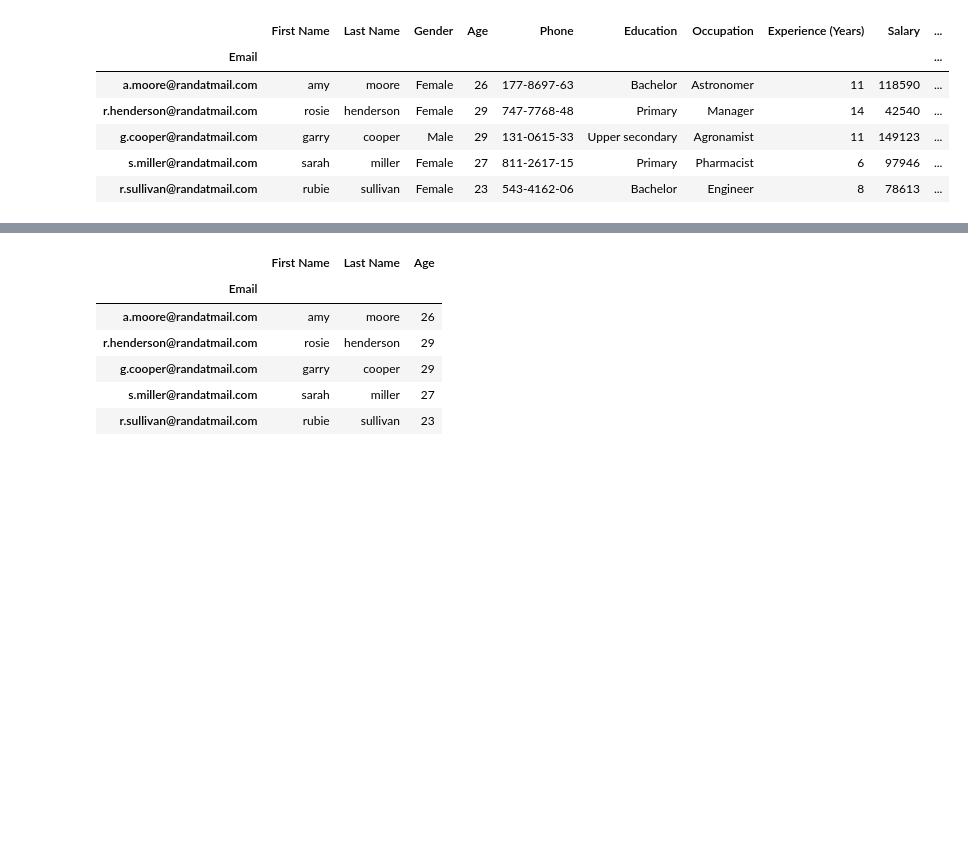
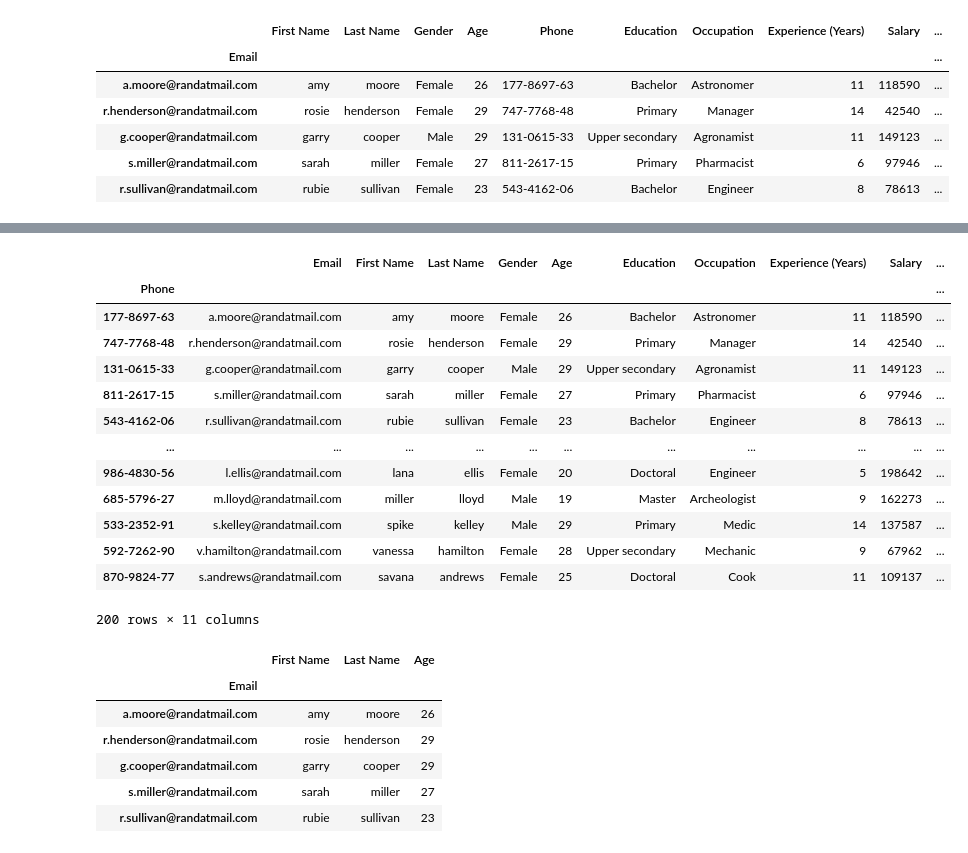
Before and after one commit to gregbott/Python_For_Business_Students, a Jupyter notebook: Pandas2.ipynb, the cells around one changed output, grey strips where cells are left out. Drawn from its saved outputs; the diff is of its cells as text; code cells hidden in the pictures; blank space fills up the shorter version.

```diff
--- a/Pandas2.ipynb
+++ b/Pandas2.ipynb
@@ -246,3 +246,5 @@ df_people.head()
 | g.cooper@randatmail.com | garry | cooper | Male | 29 | 131-0615-33 | Upper secondary | Agronamist | 11 | 149123 | ... |
 | s.miller@randatmail.com | sarah | miller | Female | 27 | 811-2617-15 | Primary | Pharmacist | 6 | 97946 | ... |
 | r.sullivan@randatmail.com | rubie | sullivan | Female | 23 | 543-4162-06 | Bachelor | Engineer | 8 | 78613 | ... |
+# %%
+df_people.reset_index(inplace=True)
@@ -249,3 +267,22 @@ df_people.head()
+# %%
+df_people.set_index('Phone', inplace=True)
+# %%
+df_people
+# %% [output]
+|  | Email | First Name | Last Name | Gender | Age | Education | Occupation | Experience (Years) | Salary | ... |
+| Phone |  |  |  |  |  |  |  |  |  | ... |
+| 177-8697-63 | a.moore@randatmail.com | amy | moore | Female | 26 | Bachelor | Astronomer | 11 | 118590 | ... |
+| 747-7768-48 | r.henderson@randatmail.com | rosie | henderson | Female | 29 | Primary | Manager | 14 | 42540 | ... |
+| 131-0615-33 | g.cooper@randatmail.com | garry | cooper | Male | 29 | Upper secondary | Agronamist | 11 | 149123 | ... |
+| 811-2617-15 | s.miller@randatmail.com | sarah | miller | Female | 27 | Primary | Pharmacist | 6 | 97946 | ... |
+| 543-4162-06 | r.sullivan@randatmail.com | rubie | sullivan | Female | 23 | Bachelor | Engineer | 8 | 78613 | ... |
+| ... | ... | ... | ... | ... | ... | ... | ... | ... | ... | ... |
+| 986-4830-56 | l.ellis@randatmail.com | lana | ellis | Female | 20 | Doctoral | Engineer | 5 | 198642 | ... |
+| 685-5796-27 | m.lloyd@randatmail.com | miller | lloyd | Male | 19 | Master | Archeologist | 9 | 162273 | ... |
+| 533-2352-91 | s.kelley@randatmail.com | spike | kelley | Male | 29 | Primary | Medic | 14 | 137587 | ... |
+| 592-7262-90 | v.hamilton@randatmail.com | vanessa | hamilton | Female | 28 | Upper secondary | Mechanic | 9 | 67962 | ... |
+| 870-9824-77 | s.andrews@randatmail.com | savana | andrews | Female | 25 | Doctoral | Cook | 11 | 109137 | ... |
+200 rows × 11 columns
 # %%
 df_people.iloc[:5,[0,1,3]]
 # %% [output]
```
Also changed, not shown: parts of 24 cells of this notebook.
